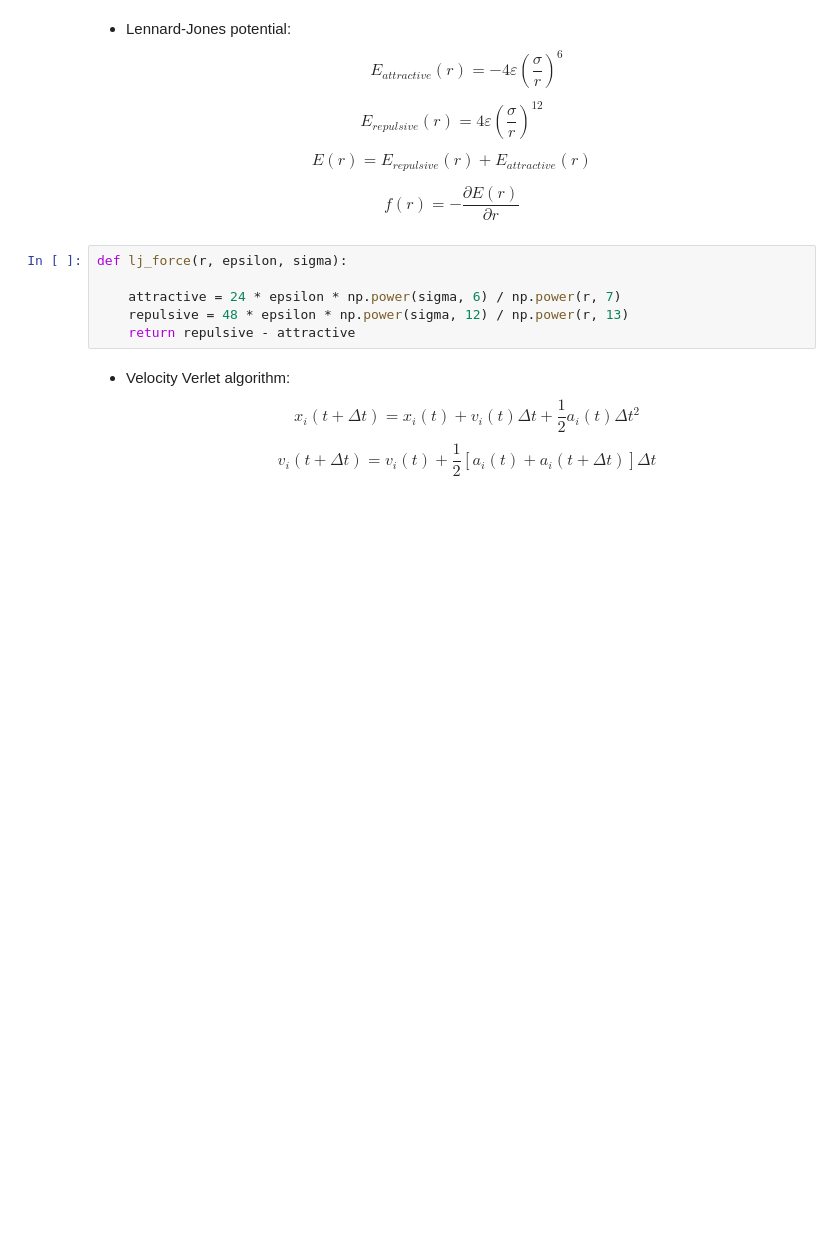
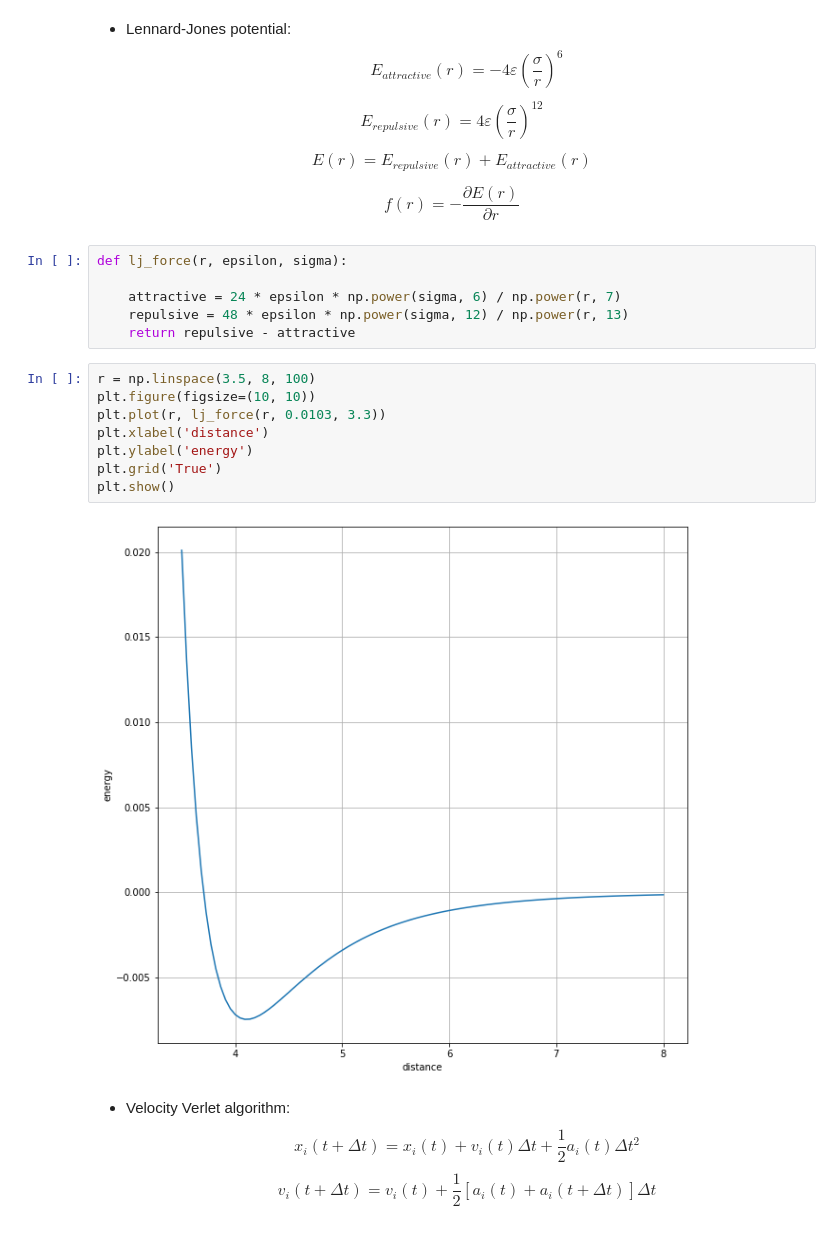
Before and after one commit to YousefAbyss/2022-Fall, a Jupyter notebook: StatMech_project01/MD_1D.ipynb, the cells around one changed output. Cells and saved outputs as stored; diff of their text form; blank space fills up the shorter version.

```diff
--- a/StatMech_project01/MD_1D.ipynb
+++ b/StatMech_project01/MD_1D.ipynb
@@ -22,6 +22,16 @@ def lj_force(r, epsilon, sigma):
     attractive = 24 * epsilon * np.power(sigma, 6) / np.power(r, 7)
     repulsive = 48 * epsilon * np.power(sigma, 12) / np.power(r, 13)
     return repulsive - attractive
+# %%
+r = np.linspace(3.5, 8, 100)
+plt.figure(figsize=(10, 10))
+plt.plot(r, lj_force(r, 0.0103, 3.3))
+plt.xlabel('distance')
+plt.ylabel('energy')
+plt.grid('True')
+plt.show()
+# %% [output]
+[figure, added]
 # %% [markdown]
 * Velocity Verlet algorithm:
 $${x}_i(t + \Delta t) = {x}_i(t) + {v}_i(t) \Delta t + \frac{1}{2}{a}_i(t)\Delta t^2$$
```
